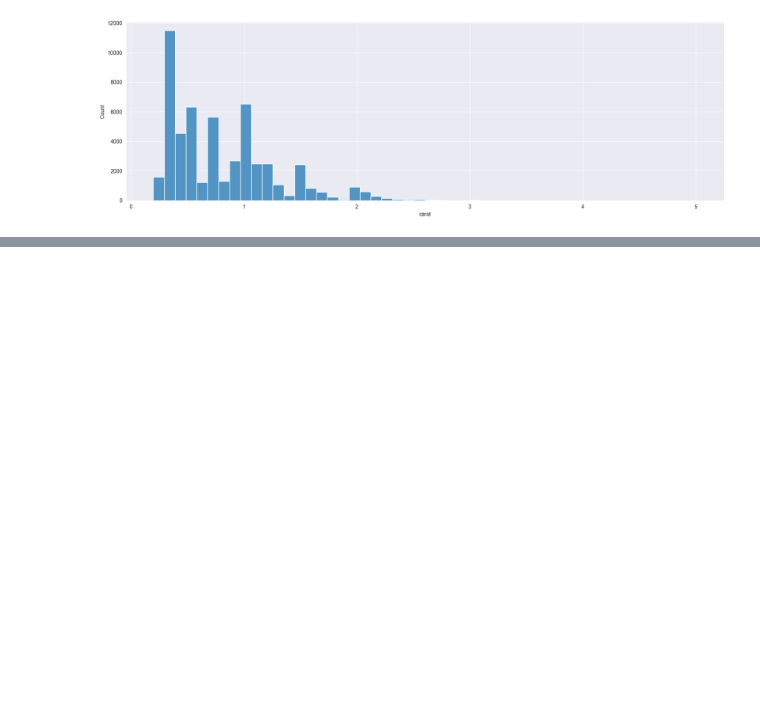
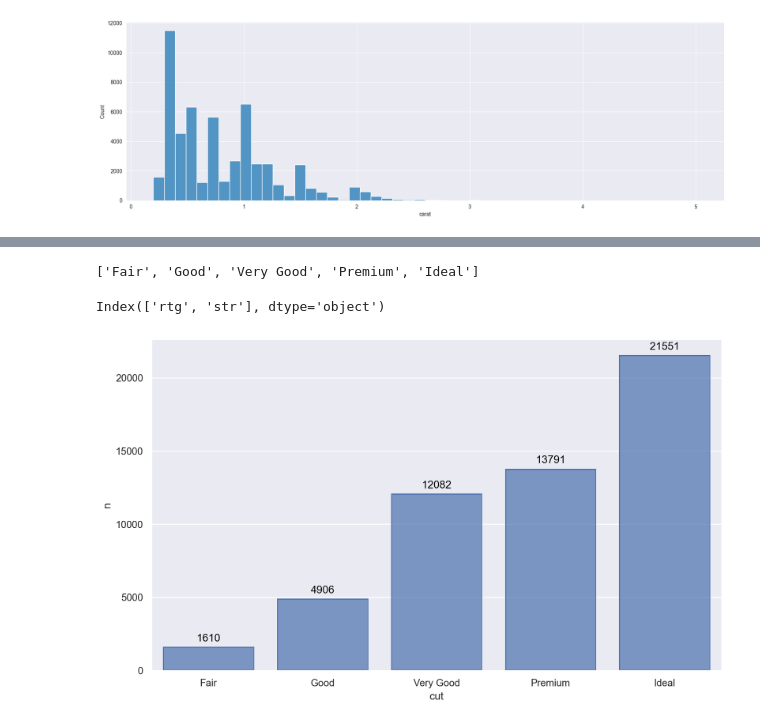
Before and after one commit to aengels-git/visualize, a Jupyter notebook: notebooks/test_hist.ipynb, the cells around one changed output, grey strips where cells are left out. Drawn from its saved outputs; the diff is of its cells as text; code cells hidden in the pictures; blank space fills up the shorter version.

Commit message:
histplot import

```diff
--- a/notebooks/test_hist.ipynb
+++ b/notebooks/test_hist.ipynb
@@ -26,0 +22,3 @@ h.plot(width=20)
+# %%
+import seaborn as sns
+diamonds = sns.load_dataset("diamonds")
@@ -26,0 +71,14 @@ h.plot(width=20)
+# %%
+fct_levels(diamonds.cut)
+# %% [output]
+['Fair', 'Good', 'Very Good', 'Premium', 'Ideal']
+# %%
+pd.Series(["str","rtg"]).astype('category').cat.categories
+# %% [output]
+Index(['rtg', 'str'], dtype='object')
+# %%
+tab = diamonds.groupby("cut")["cut"].count().to_frame().rename(columns={"cut":"n"}).reset_index()
+from visualize.barplot import BarPlot
+BarPlot(tab, x="cut",y="n").plot()
+# %% [output]
+[figure, added]
```
Also changed, not shown: parts of 3 cells of this notebook, 1 other file.
